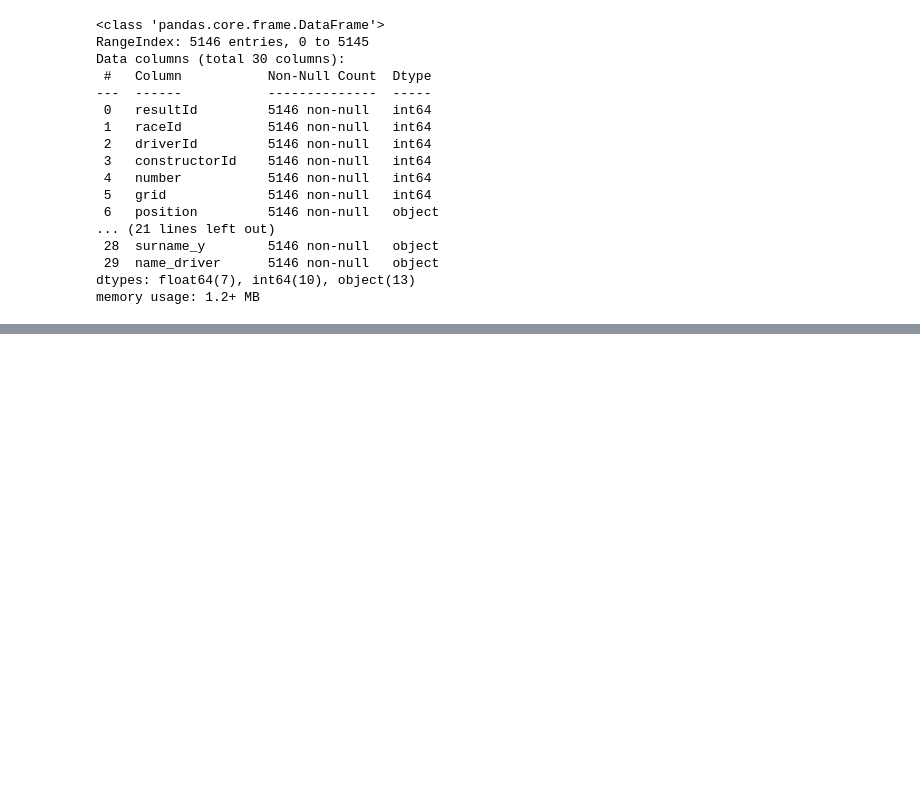
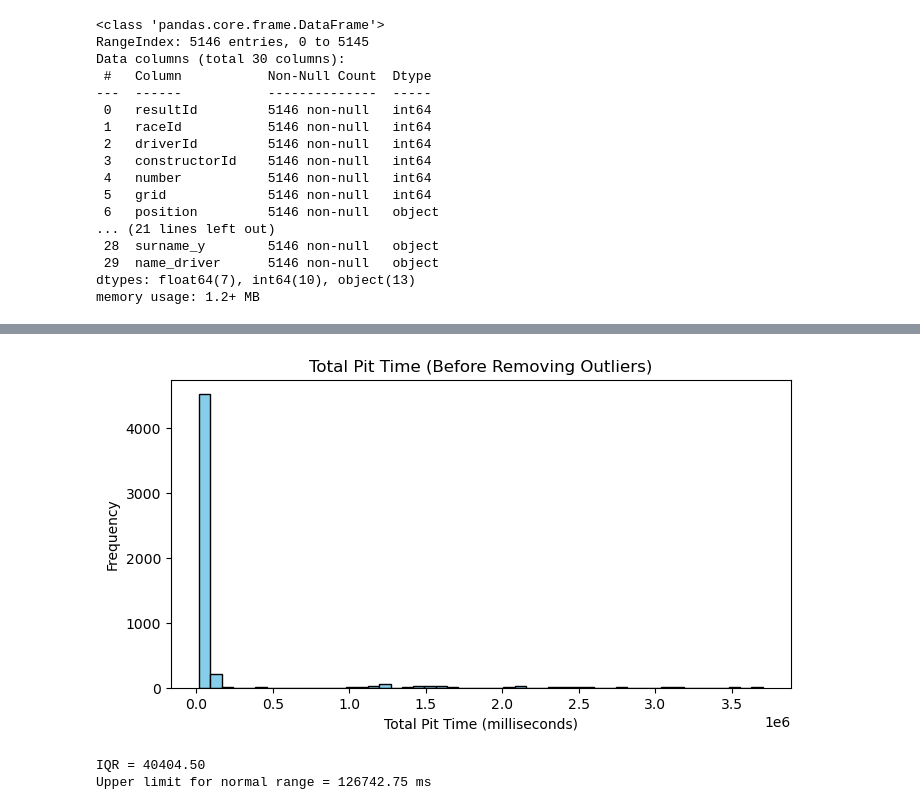
Before and after one commit to mahaejaz2699/Dissertation, a Jupyter notebook: data.ipynb, the cells around one changed output, grey strips where cells are left out. Saved outputs shown, nothing was run; the diff lists cells and outputs as text; code cells hidden in the pictures; blank space fills up the shorter version.

```diff
--- a/data.ipynb
+++ b/data.ipynb
@@ -288,0 +503,24 @@ memory usage: 1.2+ MB
+# %%
+#Visualize original distribution
+import matplotlib.pyplot as plt
+
+plt.figure(figsize=(8,4))
+plt.hist(df['total_pit_time'], bins=50, color='skyblue', edgecolor='black')
+plt.title('Total Pit Time (Before Removing Outliers)')
+plt.xlabel('Total Pit Time (milliseconds)')
+plt.ylabel('Frequency')
+plt.show()
+# %% [output]
+[figure, added]
+# %%
+#identify statistical summary
+q1=df['total_pit_time'].quantile(0.25)
+q3=df['total_pit_time'].quantile(0.75)
+iqr=q3-q1
+upper_limit = q3+1.5*iqr
+
+print(f"IQR = {iqr:.2f}") #Calculating Interquartile Range
+print(f"Upper limit for normal range = {upper_limit:.2f} ms")
+# %% [output]
+IQR = 40404.50
+Upper limit for normal range = 126742.75 ms
```
Also changed, not shown: parts of 34 cells of this notebook.
